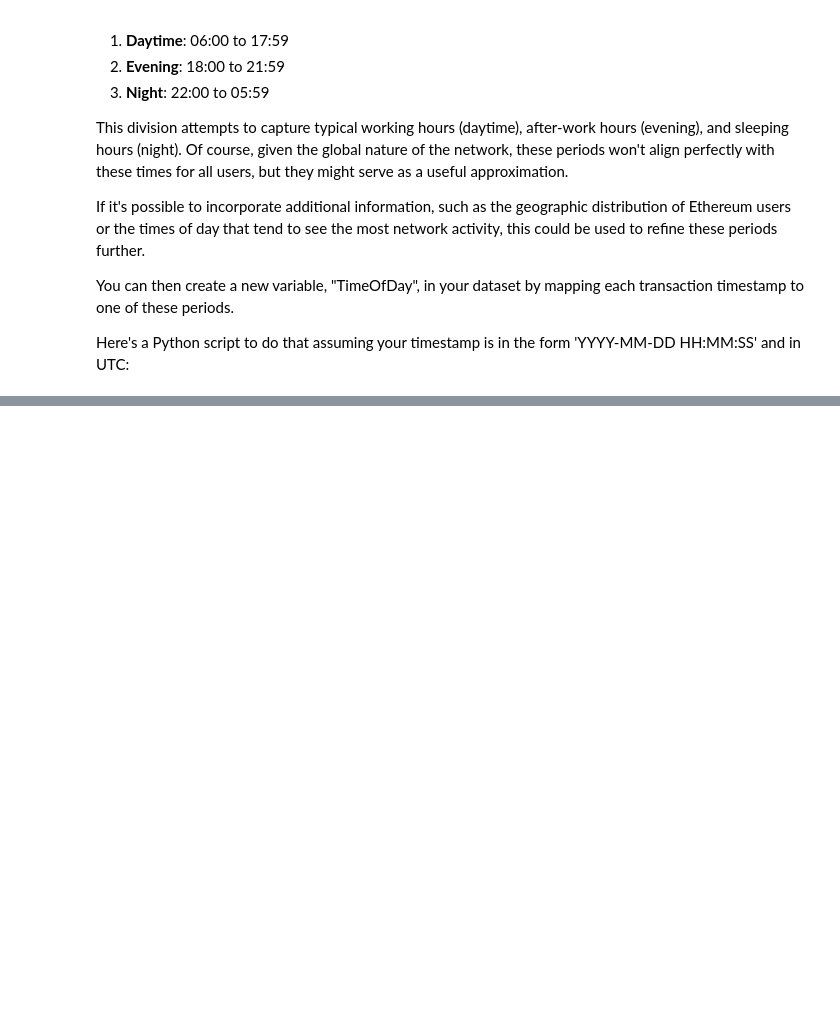
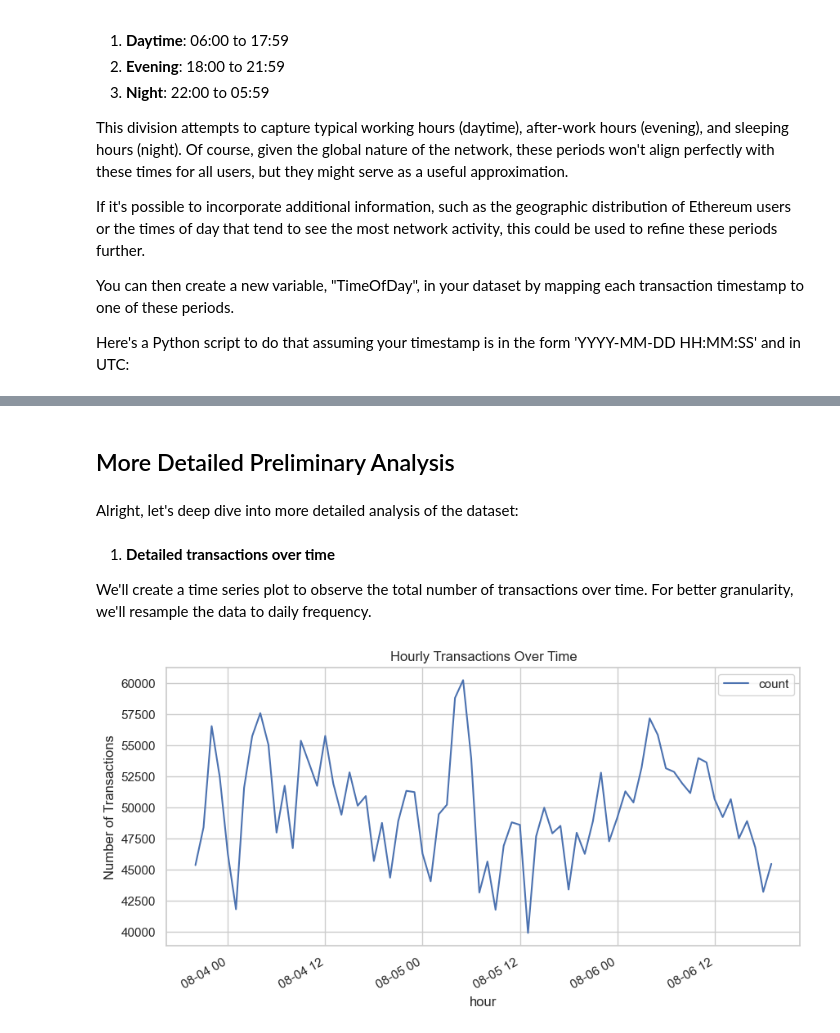
Before and after one commit to AysajanE/ethereum-transaction-fee-mechanisms, a Jupyter notebook: code/data_preprocessing.ipynb, the cells around one changed output, grey strips where cells are left out. Saved outputs shown, nothing was run; the diff lists cells and outputs as text; code cells hidden in the pictures; blank space fills up the shorter version.

```diff
--- a/code/data_preprocessing.ipynb
+++ b/code/data_preprocessing.ipynb
@@ -297,0 +301,8 @@ df[:10]
+# %%
+# Usage
+# Create a SparkSession
+spark = SparkSession.builder \
+    .appName("Ethereum Transaction Frequency") \
+    .getOrCreate()
+
+df = spark.read.csv("../data/merged_eth_transaction_data.csv", header=True, inferSchema=True)
@@ -447,0 +792,29 @@ df['time_of_day'] = df['transaction_timestamp'].apply(assign_time_of_day)
+# %% [markdown]
+## More Detailed Preliminary Analysis
+# %% [markdown]
+Alright, let's deep dive into more detailed analysis of the dataset:
+# %% [markdown]
+1. **Detailed transactions over time**
+
+We'll create a time series plot to observe the total number of transactions over time. For better granularity, we'll resample the data to daily frequency.
+# %%
+# Create an hour column from timestamp
+df = df.withColumn('hour', date_format('transaction_timestamp', 'yyyy-MM-dd HH'))
+
+# Count transactions per hour
+df_per_hour = df.groupBy('hour').count()
+
+# Convert to pandas dataframe for plotting
+df_per_hour = df_per_hour.toPandas()
+
+# Convert 'hour' back to datetime and set as index for easy plotting
+df_per_hour['hour'] = pd.to_datetime(df_per_hour['hour'], format='%Y-%m-%d %H')
+df_per_hour.set_index('hour', inplace=True)
+
+# Plot
+df_per_hour.plot(figsize=(10,5))
+plt.ylabel('Number of Transactions')
+plt.title('Hourly Transactions Over Time')
+plt.show()
+# %% [output]
+[figure, added]
```
Also changed, not shown: parts of 72 cells of this notebook, 2 other files.
